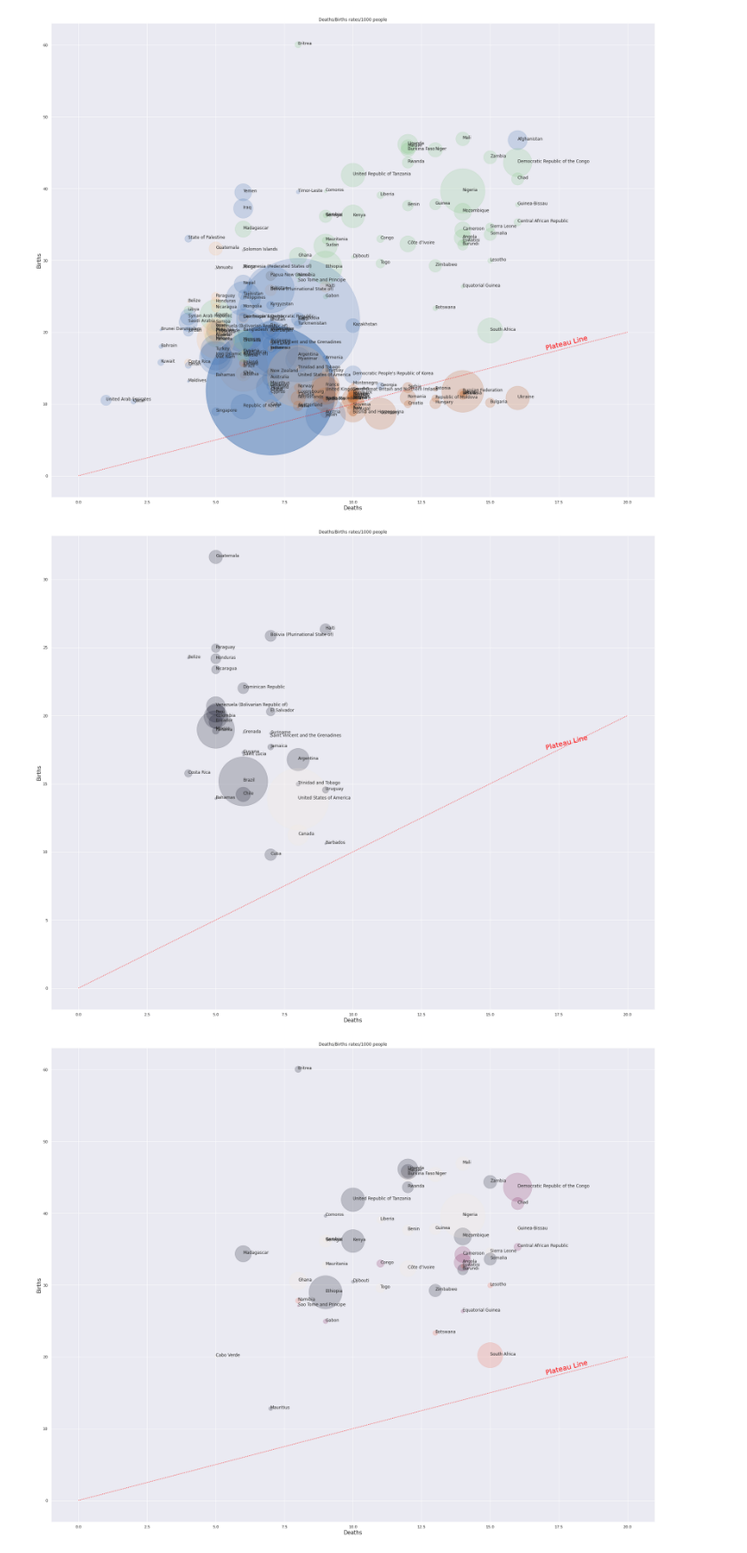
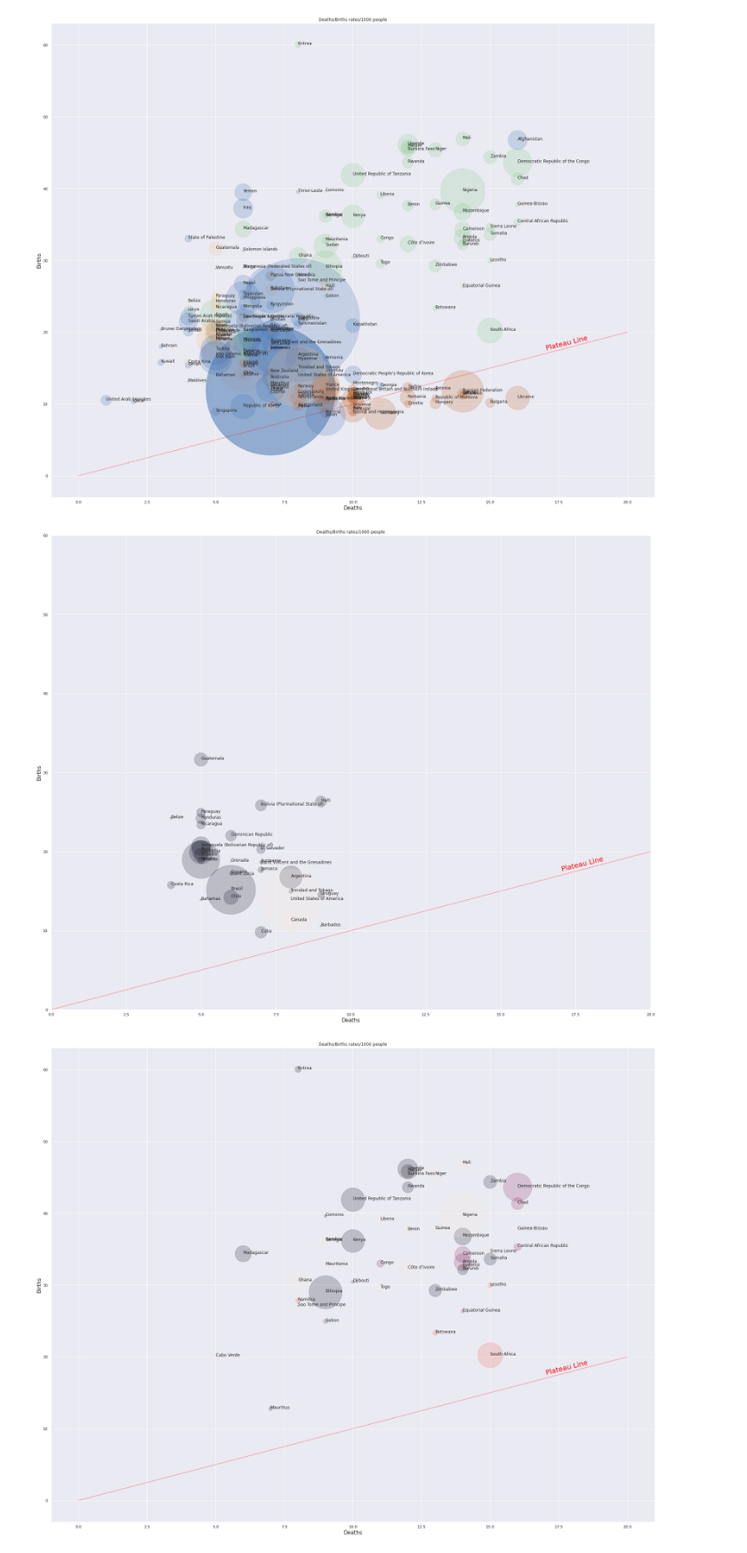
Before and after one commit to castorgit/UN-data-course, a Jupyter notebook: 05 UN Syncro practice.ipynb, the cells around one changed output. Shown at 89% size. Saved outputs shown, nothing was run; the diff lists cells and outputs as text; code cells hidden in the pictures.

Commit message:
improved some figures

```diff
--- a/05 UN Syncro practice.ipynb
+++ b/05 UN Syncro practice.ipynb
@@ -491,34 +491,36 @@ v_size = merged_df['Population']/10
 
 # Colors
 
 
 plt.rcParams["figure.figsize"] = (25,20)
 fig, ax = plt.subplots()
 ax.scatter(merged_df['death_rate'], merged_df['birth_rate'], s=v_size,
            c = merged_df['Sub-region Name'].astype('category').cat.codes, alpha=0.2)
 # plot plateau line
 ax.plot(np.linspace(0, 20, 10), np.linspace(0, 20, 10 ), c= "red", marker=' ', linestyle=':')
 text  = ax.annotate('Plateau Line', xy=(17,17.5), xycoords='data', size=20, color='red')
 slope_degrees = np.degrees(np.arctan(2/8)) # carefull only works for this figure size
 text.set_rotation(slope_degrees)
 
 ax.set_xlabel(r'Deaths', fontsize=15)
 ax.set_ylabel(r'Births', fontsize=15)
 ax.set_title('Deaths/Births rates/1000 people')
+ax.set_xlim([0,20])
+ax.set_ylim([0,60])
 
 y = merged_df['birth_rate'].to_list()
 z = merged_df['death_rate'].to_list()
 n = merged_df['Country or Area'].to_list()
 
 ax.grid(True)
 
 for i, txt in enumerate(n):
     ax.annotate(txt, (z[i], y[i]))
 fig.tight_layout()
 
 plt.show()
 # %% [output]
-[figure, old version]
+[figure, new version]
 # %%
 # intermediate region
 
```
Also changed, not shown: parts of 1 cell of this notebook.
